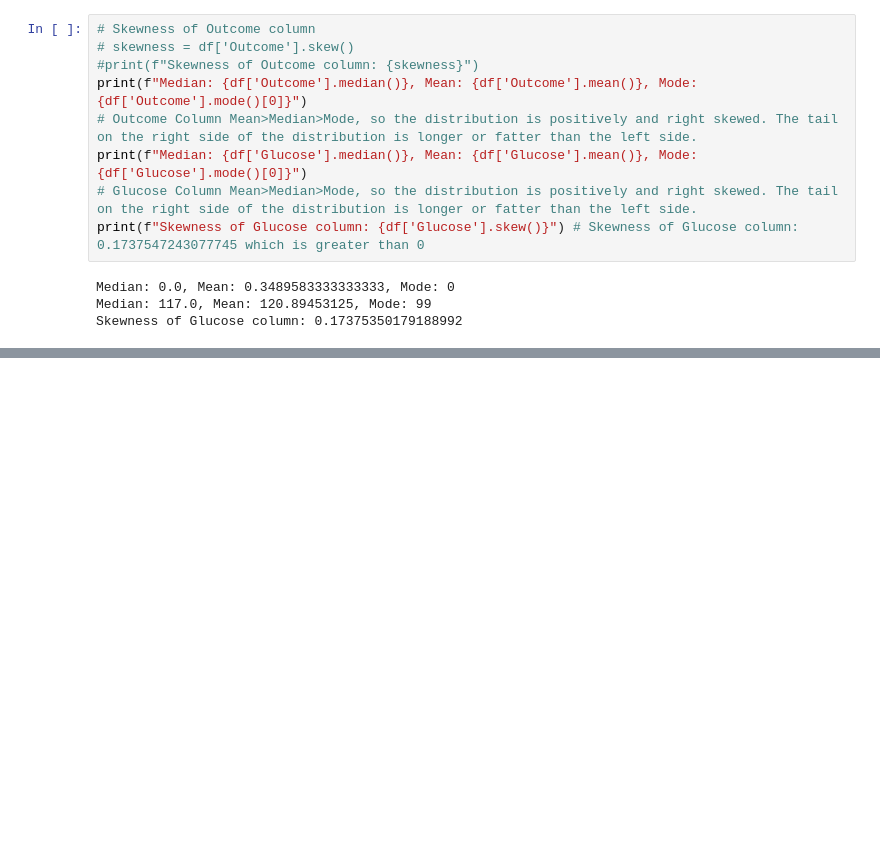
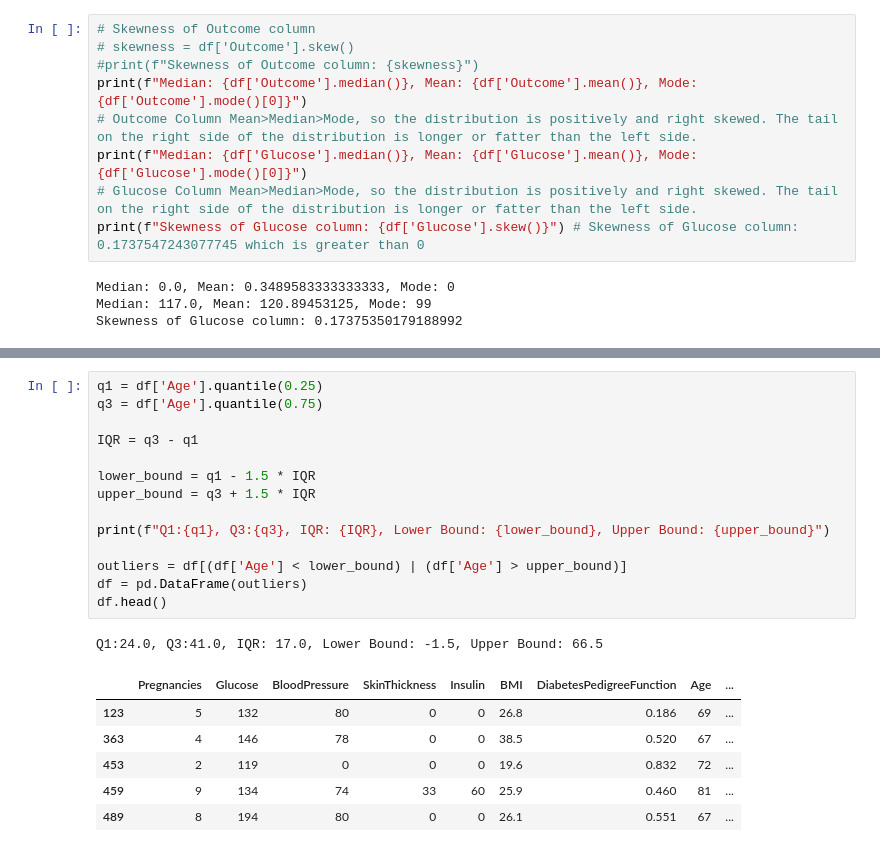
Before and after one commit to Shekhar7017/EDA, a Jupyter notebook: EDA.ipynb, the cells around one changed output, grey strips where cells are left out. Saved outputs shown, nothing was run; the diff lists cells and outputs as text; blank space fills up the shorter version.

```diff
--- a/EDA.ipynb
+++ b/EDA.ipynb
@@ -298,0 +331,22 @@ kurtosis = df['Outcome'].kurtosis()
+# %%
+q1 = df['Age'].quantile(0.25)
+q3 = df['Age'].quantile(0.75)
+
+IQR = q3 - q1
+
+lower_bound = q1 - 1.5 * IQR
+upper_bound = q3 + 1.5 * IQR
+
+print(f"Q1:{q1}, Q3:{q3}, IQR: {IQR}, Lower Bound: {lower_bound}, Upper Bound: {upper_bound}")
+
+outliers = df[(df['Age'] < lower_bound) | (df['Age'] > upper_bound)]
+df = pd.DataFrame(outliers)
+df.head()
+# %% [output]
+Q1:24.0, Q3:41.0, IQR: 17.0, Lower Bound: -1.5, Upper Bound: 66.5
+|  | Pregnancies | Glucose | BloodPressure | SkinThickness | Insulin | BMI | DiabetesPedigreeFunction | Age | ... |
+| 123 | 5 | 132 | 80 | 0 | 0 | 26.8 | 0.186 | 69 | ... |
+| 363 | 4 | 146 | 78 | 0 | 0 | 38.5 | 0.520 | 67 | ... |
+| 453 | 2 | 119 | 0 | 0 | 0 | 19.6 | 0.832 | 72 | ... |
+| 459 | 9 | 134 | 74 | 33 | 60 | 25.9 | 0.460 | 81 | ... |
+| 489 | 8 | 194 | 80 | 0 | 0 | 26.1 | 0.551 | 67 | ... |
```
Also changed, not shown: parts of 4 cells of this notebook.
